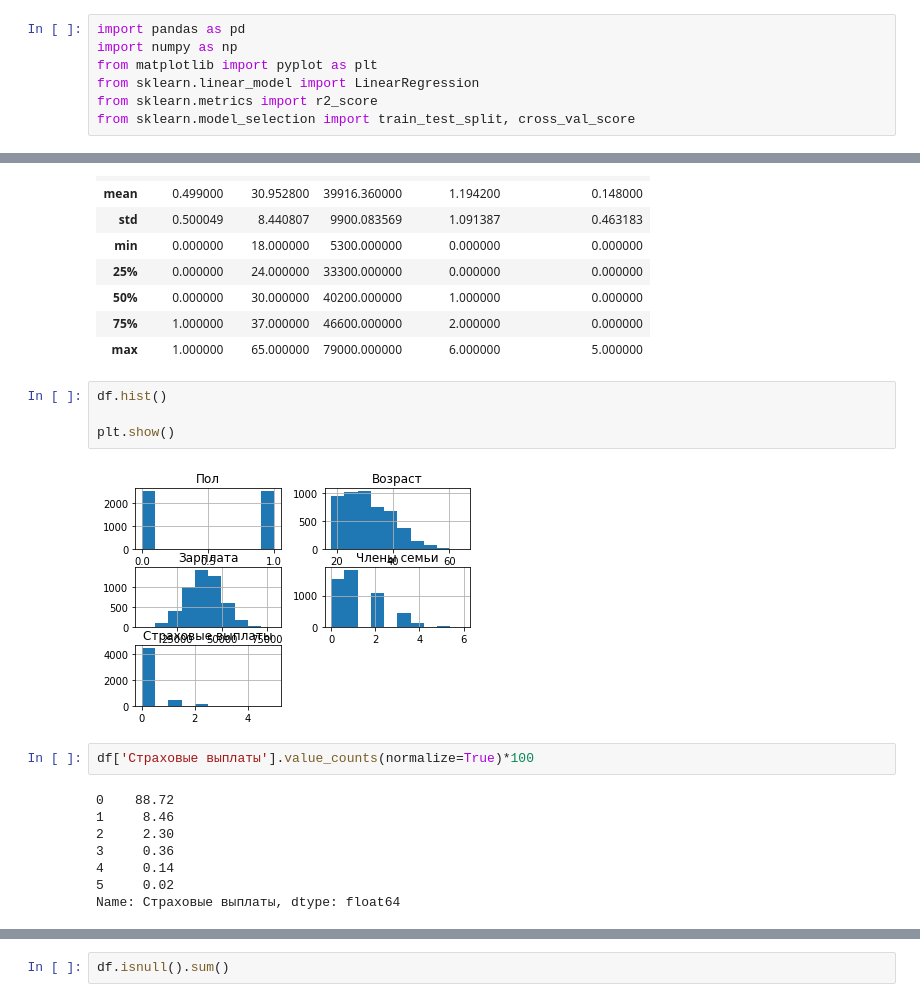
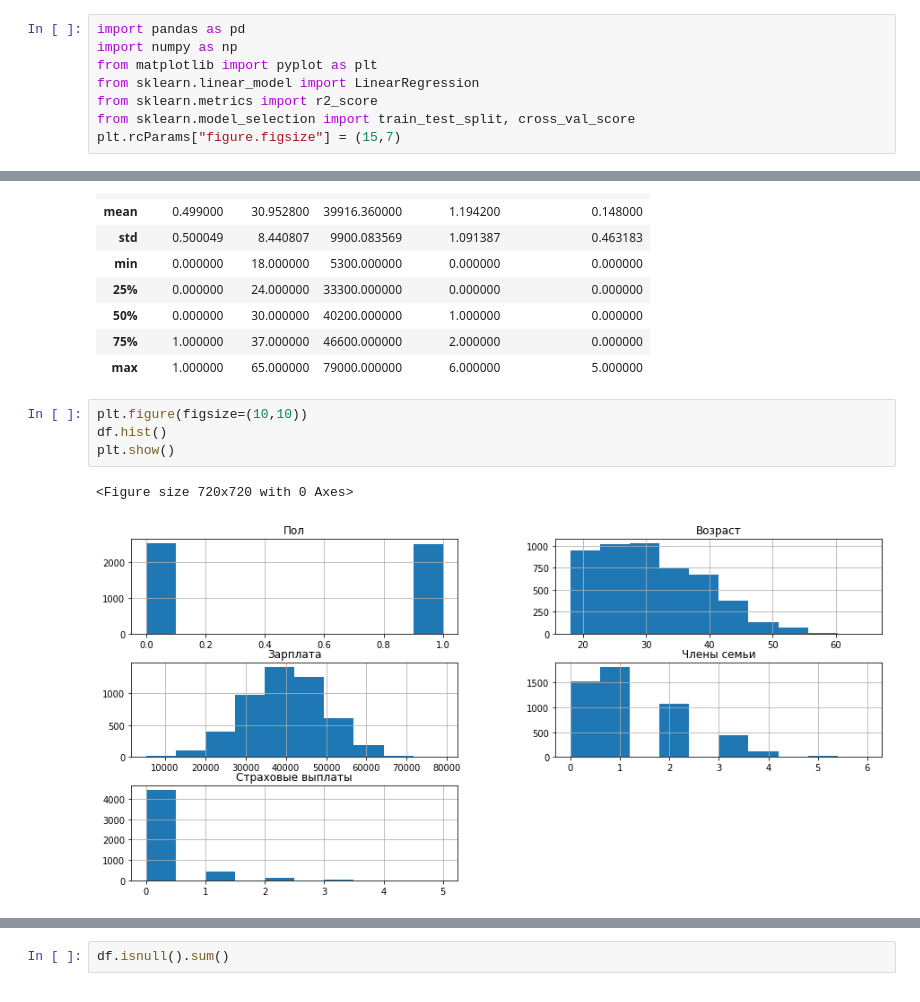
Before and after one commit to aabitokh/home_repo, a Jupyter notebook: YP_DS/linal/linal.ipynb, the cells around one changed output, grey strips where cells are left out. Cells and saved outputs as stored; diff of their text form.

```diff
--- a/YP_DS/linal/linal.ipynb
+++ b/YP_DS/linal/linal.ipynb
@@ -5,5 +7,6 @@ from matplotlib import pyplot as plt
 from sklearn.linear_model import LinearRegression
 from sklearn.metrics import r2_score
 from sklearn.model_selection import train_test_split, cross_val_score
+plt.rcParams["figure.figsize"] = (15,7)
 # %%
 df = pd.read_csv('insurance.csv')
@@ -36,18 +41,9 @@ df.describe()
 | 75% | 1.000000 | 37.000000 | 46600.000000 | 2.000000 | 0.000000 |
 | max | 1.000000 | 65.000000 | 79000.000000 | 6.000000 | 5.000000 |
 # %%
+plt.figure(figsize=(10,10))
 df.hist()
-
 plt.show()
 # %% [output]
+<Figure size 720x720 with 0 Axes>
-[figure, old version]
+[figure, new version]
-# %%
-df['Страховые выплаты'].value_counts(normalize=True)*100
-# %% [output]
-0    88.72
-1     8.46
-2     2.30
-3     0.36
-4     0.14
-5     0.02
-Name: Страховые выплаты, dtype: float64
```
Also changed, not shown: parts of 39 cells of this notebook.
